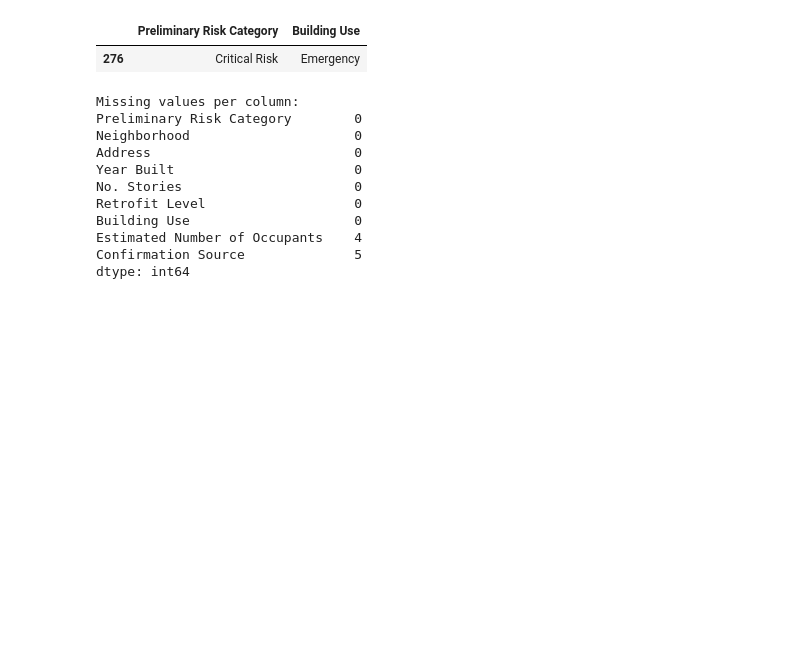
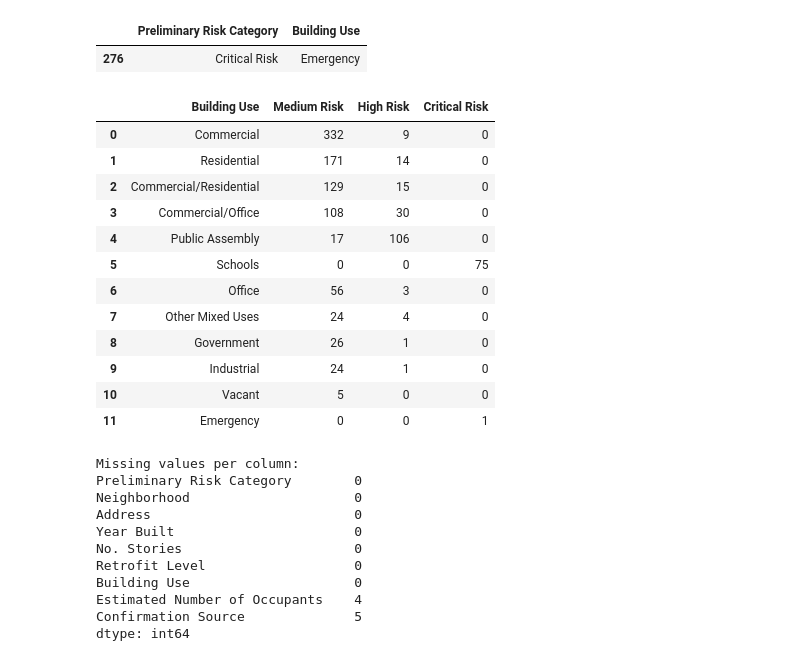
Before and after one commit to Brent-Graner/Seattle_URM_Schools, a Jupyter notebook: Seattle_URM_Schools.ipynb, the cells around one changed output. Drawn from its saved outputs; the diff is of its cells as text; code cells hidden in the pictures; blank space fills up the shorter version.

```diff
--- a/Seattle_URM_Schools.ipynb
+++ b/Seattle_URM_Schools.ipynb
@@ -75,2 +85,47 @@ urm.loc[(urm['Preliminary Risk Category']=='Critical Risk') & (urm['Building Use
 
 #In the lingo of data science, this is the "supervised learning problem", which we can attack by using the data on non-school buildings to train a model to assess the relative risk an earthquake would pose to each school.
+# %%
+#Before moving on, let's re-organize our dataframe to generalize what we did for schools: For each building use class, get the value count of the buildings in each risk category. Then we can build a new table with risk categories for columns, and building uses for rows. Since this operation may be generally useful, I'll declare a function that can do it with any 2 columns:
+
+def value_count_table (data, index_col, data_col): #Given a dataframe and 2 column names (strings), returns a table with rows labeled according to each unique value appearing in index_col and columns labeled by unique values in data_col. Each cell contains the number of times a given value of data_col appears in conjunction with a given value for index_col in the original dataset.
+
+  row_dict = data[index_col].value_counts() #returns a dict with index_col categories as keys
+  col_dict = data[data_col].value_counts() #same for data_col entries
+
+  output_cols = [index_col] #set the left-most output column name to be the index column name
+
+  for n in range(len(col_dict.keys())): #shoehorn the object returned by keys() into the column list for the output dataframe
+    output_cols.append(col_dict.keys()[n])
+
+  output = pan.DataFrame(columns = output_cols, index = range(len(row_dict.keys()))) #Create a dataframe w/ NaN to hold results
+
+  for n in range(len(row_dict.keys())): #Loop over the set of rows
+
+    sub_frame = data.loc[(data[index_col] == row_dict.keys()[n]), [index_col, data_col]] #For each row, create a temporary frame
+
+    counts = sub_frame[data_col].value_counts()  #Get value counts from the new frame and assign the output to a new dict
+
+    count_dict = {index_col:row_dict.keys()[n]} #Build a dictionary with the category name
+
+    count_dict.update(dict(counts)) #Add the dictionary of risk category counts to count_dict
+
+    output.loc[n] = count_dict #Write in count_dict as a row in the new datframe
+
+  output.fillna(0, inplace = True)
+  return(output)
+# %%
+value_count_table(urm, 'Building Use', 'Preliminary Risk Category')
+# %% [output]
+|  | Building Use | Medium Risk | High Risk | Critical Risk |
+| 0 | Commercial | 332 | 9 | 0 |
+| 1 | Residential | 171 | 14 | 0 |
+| 2 | Commercial/Residential | 129 | 15 | 0 |
+| 3 | Commercial/Office | 108 | 30 | 0 |
+| 4 | Public Assembly | 17 | 106 | 0 |
+| 5 | Schools | 0 | 0 | 75 |
+| 6 | Office | 56 | 3 | 0 |
+| 7 | Other Mixed Uses | 24 | 4 | 0 |
+| 8 | Government | 26 | 1 | 0 |
+| 9 | Industrial | 24 | 1 | 0 |
+| 10 | Vacant | 5 | 0 | 0 |
+| 11 | Emergency | 0 | 0 | 1 |
```
Also changed, not shown: parts of 33 cells of this notebook.
